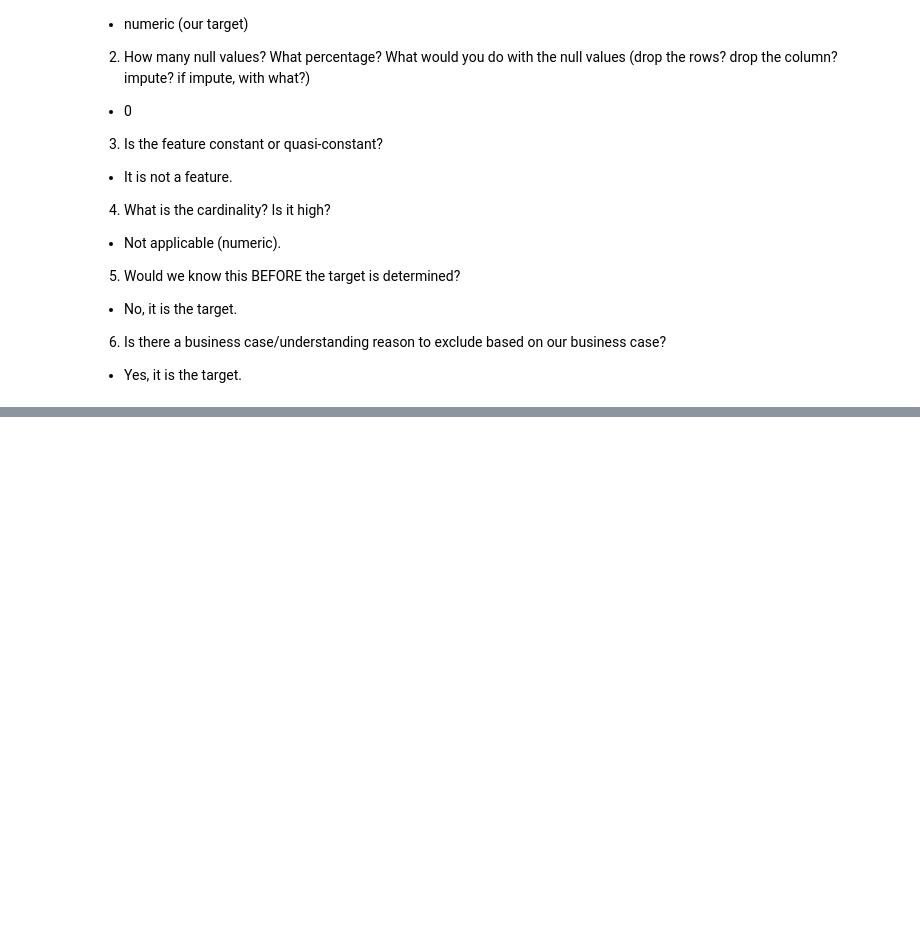
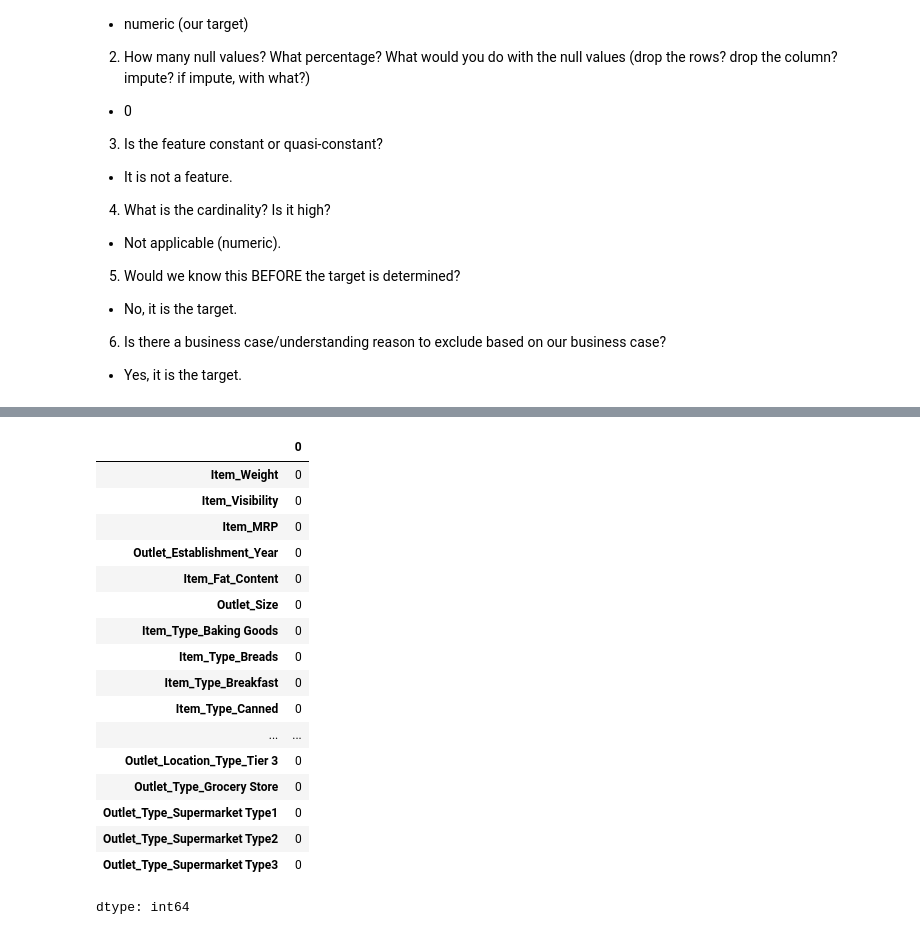
Before and after one commit to dina-masry/Prediction-of-Product-Sales, a Jupyter notebook: Prediction_of_Product_Sales.ipynb, the cells around one changed output, grey strips where cells are left out. Saved outputs shown, nothing was run; the diff lists cells and outputs as text; code cells hidden in the pictures; blank space fills up the shorter version.

```diff
--- a/Prediction_of_Product_Sales.ipynb
+++ b/Prediction_of_Product_Sales.ipynb
@@ -1203,0 +1332,21 @@ explore_numeric(df,'Item_Outlet_Sales');
+# %%
+X_train_processed.isna().sum()
+# %% [output]
+|  | 0 |
+| Item_Weight | 0 |
+| Item_Visibility | 0 |
+| Item_MRP | 0 |
+| Outlet_Establishment_Year | 0 |
+| Item_Fat_Content | 0 |
+| Outlet_Size | 0 |
+| Item_Type_Baking Goods | 0 |
+| Item_Type_Breads | 0 |
+| Item_Type_Breakfast | 0 |
+| Item_Type_Canned | 0 |
+| ... | ... |
+| Outlet_Location_Type_Tier 3 | 0 |
+| Outlet_Type_Grocery Store | 0 |
+| Outlet_Type_Supermarket Type1 | 0 |
+| Outlet_Type_Supermarket Type2 | 0 |
+| Outlet_Type_Supermarket Type3 | 0 |
+dtype: int64
```
Also changed, not shown: parts of 22 cells of this notebook.
